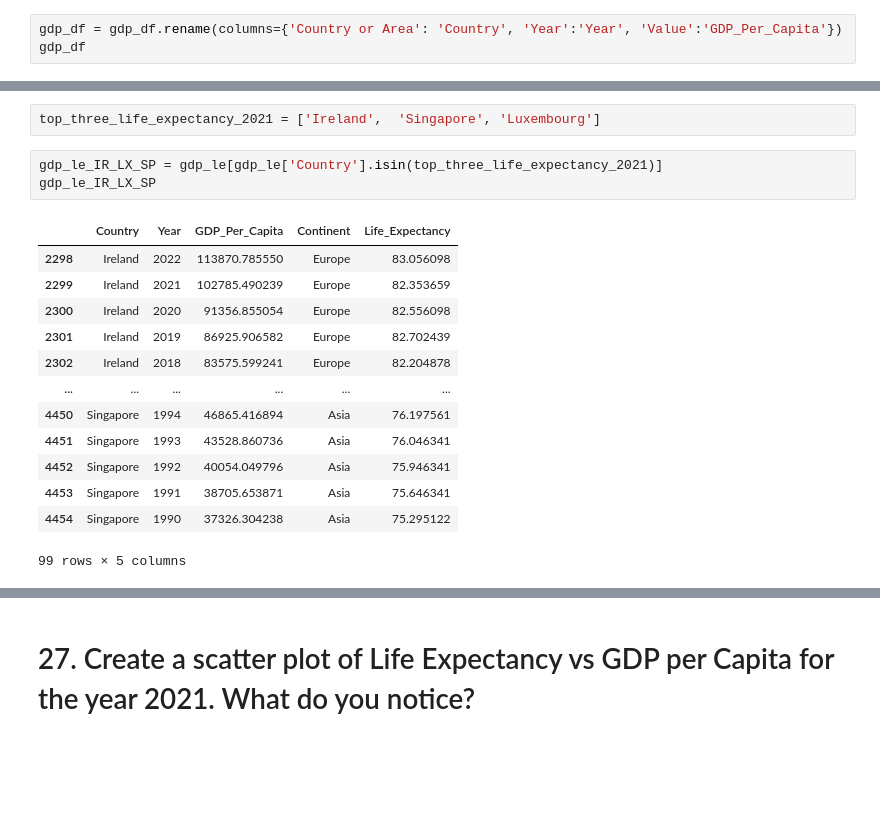
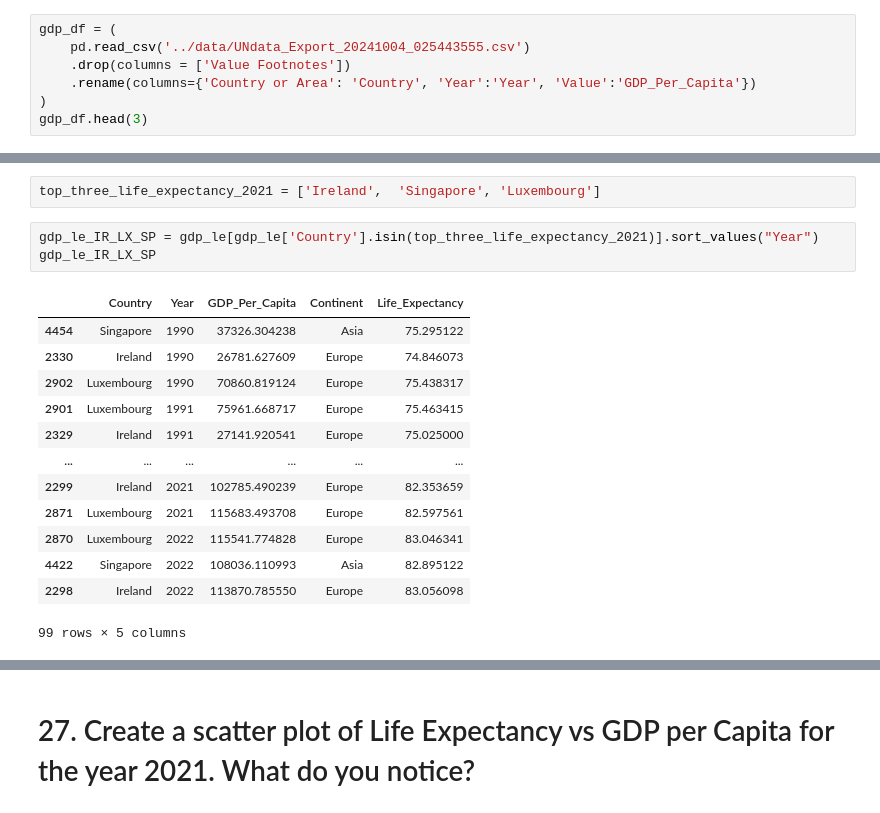
Before and after one commit to nss-data-science-cohort-8/un-exploration-catdgomez, a Jupyter notebook: notebooks/UN_Data_Exploration.ipynb, the cells around one changed output, grey strips where cells are left out. Drawn from its saved outputs; the diff is of its cells as text; blank space fills up the shorter version.

```diff
--- a/notebooks/UN_Data_Exploration.ipynb
+++ b/notebooks/UN_Data_Exploration.ipynb
@@ -60,6 +77,10 @@ gdp_df = gdp_df.drop('Value Footnotes', axis=1)
 # %%
-gdp_df = gdp_df.rename(columns={'Country or Area': 'Country', 'Year':'Year', 'Value':'GDP_Per_Capita'})
-gdp_df
+gdp_df = (
+    pd.read_csv('../data/UNdata_Export_20241004_025443555.csv')
+    .drop(columns = ['Value Footnotes'])
+    .rename(columns={'Country or Area': 'Country', 'Year':'Year', 'Value':'GDP_Per_Capita'})
+)
+gdp_df.head(3)
 # %% [output]
 |  | Country | Year | GDP_Per_Capita |
 | 0 | Afghanistan | 2021 | 1517.016266 |
@@ -1004,19 +1104,19 @@ GFG
 # %%
 top_three_life_expectancy_2021 = ['Ireland',  'Singapore', 'Luxembourg']
 # %%
-gdp_le_IR_LX_SP = gdp_le[gdp_le['Country'].isin(top_three_life_expectancy_2021)]
+gdp_le_IR_LX_SP = gdp_le[gdp_le['Country'].isin(top_three_life_expectancy_2021)].sort_values("Year")
 gdp_le_IR_LX_SP
 # %% [output]
 |  | Country | Year | GDP_Per_Capita | Continent | Life_Expectancy |
+| 4454 | Singapore | 1990 | 37326.304238 | Asia | 75.295122 |
+| 2330 | Ireland | 1990 | 26781.627609 | Europe | 74.846073 |
+| 2902 | Luxembourg | 1990 | 70860.819124 | Europe | 75.438317 |
+| 2901 | Luxembourg | 1991 | 75961.668717 | Europe | 75.463415 |
+| 2329 | Ireland | 1991 | 27141.920541 | Europe | 75.025000 |
+| ... | ... | ... | ... | ... | ... |
+| 2299 | Ireland | 2021 | 102785.490239 | Europe | 82.353659 |
+| 2871 | Luxembourg | 2021 | 115683.493708 | Europe | 82.597561 |
+| 2870 | Luxembourg | 2022 | 115541.774828 | Europe | 83.046341 |
+| 4422 | Singapore | 2022 | 108036.110993 | Asia | 82.895122 |
 | 2298 | Ireland | 2022 | 113870.785550 | Europe | 83.056098 |
-| 2299 | Ireland | 2021 | 102785.490239 | Europe | 82.353659 |
-| 2300 | Ireland | 2020 | 91356.855054 | Europe | 82.556098 |
-| 2301 | Ireland | 2019 | 86925.906582 | Europe | 82.702439 |
-| 2302 | Ireland | 2018 | 83575.599241 | Europe | 82.204878 |
-| ... | ... | ... | ... | ... | ... |
-| 4450 | Singapore | 1994 | 46865.416894 | Asia | 76.197561 |
-| 4451 | Singapore | 1993 | 43528.860736 | Asia | 76.046341 |
-| 4452 | Singapore | 1992 | 40054.049796 | Asia | 75.946341 |
-| 4453 | Singapore | 1991 | 38705.653871 | Asia | 75.646341 |
-| 4454 | Singapore | 1990 | 37326.304238 | Asia | 75.295122 |
 99 rows × 5 columns
```
Also changed, not shown: parts of 25 cells of this notebook.
